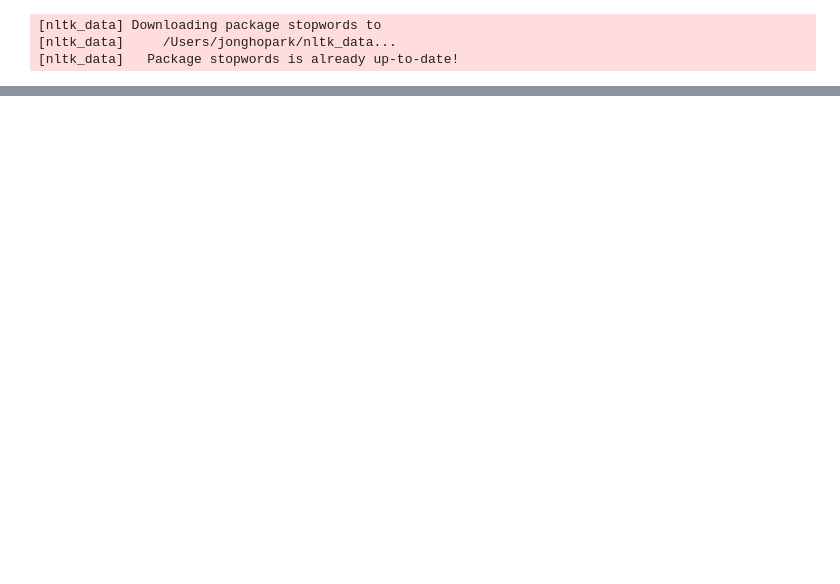
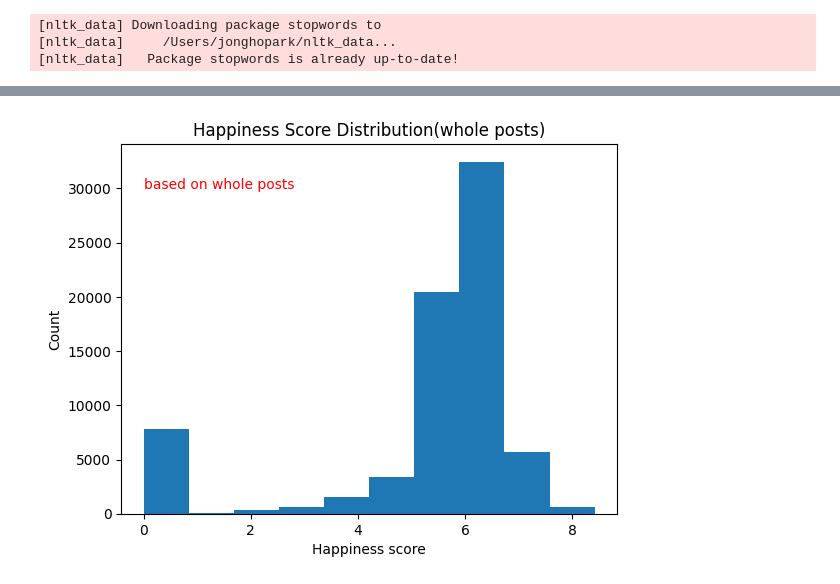
Before and after one commit to is0xjh25/social-media-analytics-on-cloud, a Jupyter notebook: script/package_test.ipynb, the cells around one changed output, grey strips where cells are left out. Drawn from its saved outputs; the diff is of its cells as text; code cells hidden in the pictures; blank space fills up the shorter version.

```diff
--- a/script/package_test.ipynb
+++ b/script/package_test.ipynb
@@ -38,0 +68,9 @@ model.scoring_in_whole(sample)
+# %%
+plt.hist(h_whole)
+plt.title("Happiness Score Distribution(whole posts)")
+plt.text(0, 30000, "based on whole posts", color="red")
+plt.xlabel("Happiness score")
+plt.ylabel("Count")
+plt.show()
+# %% [output]
+[figure, added]
```
Also changed, not shown: parts of 17 cells of this notebook, 2 other files.
